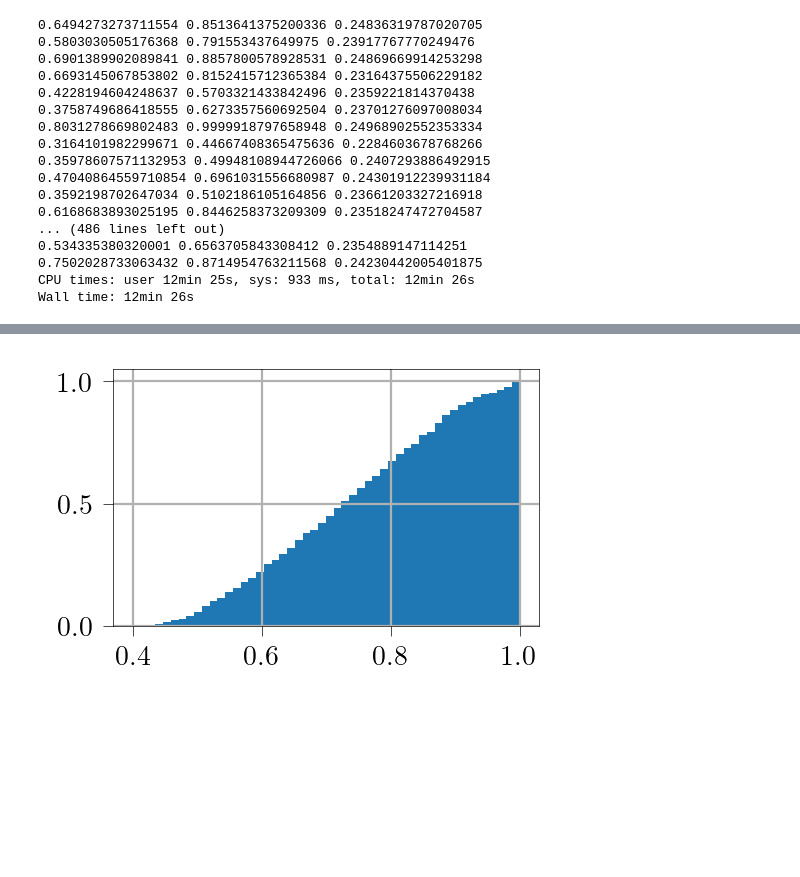
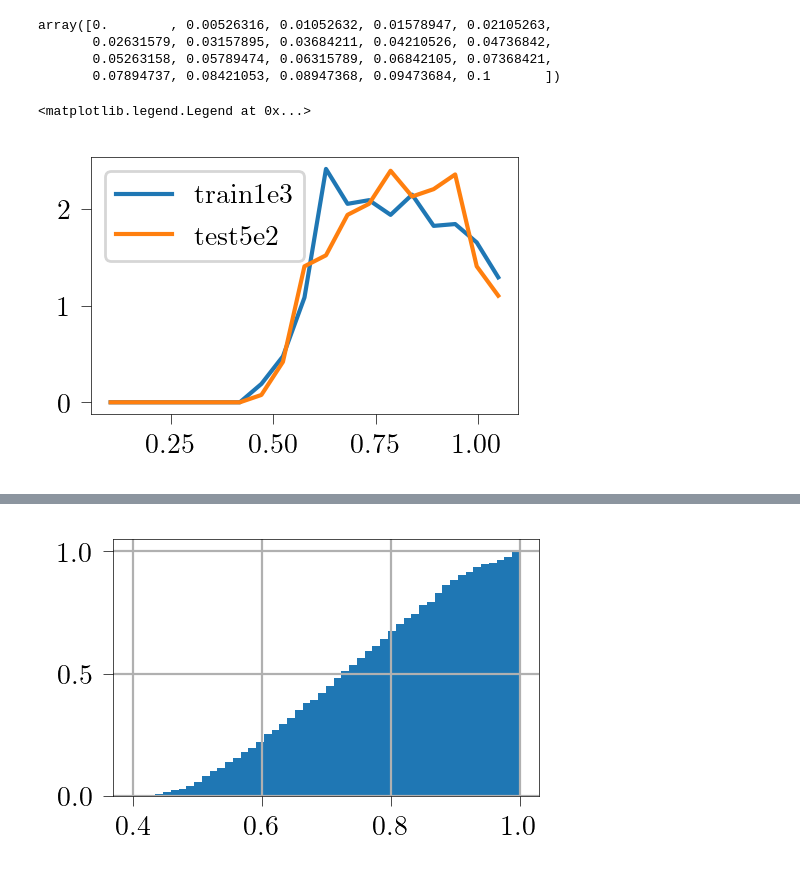
Before and after one commit to YHRen/kuramoto_model_integrate_and_plot, a Jupyter notebook: dev_run_integrate_measure_and_plot-Copy1.ipynb, the cells around one changed output, grey strips where cells are left out. Cells and saved outputs as stored; diff of their text form; code cells hidden in the pictures; blank space fills up the shorter version.

```diff
--- a/dev_run_integrate_measure_and_plot-Copy1.ipynb
+++ b/dev_run_integrate_measure_and_plot-Copy1.ipynb
@@ -26,31 +27,31 @@ def complete_graph(n):
             adj_list.append([x[0],y])
     return np.asarray(adj_list)
 
-def uniform_aij(n, u, l):
-    c = np.random.uniform(u, l, size=(n,n))
+def uniform_aij(n, lo, up):
+    c = np.random.uniform(lo, up, size=(n,n))
     c[np.tril_indices(n)] = c.T[np.tril_indices(n)]
     c[np.diag_indices(n)] = 0
     return c
 
-def create_model(n, u, l, w=10):
+def create_model(n, lo, up, w=10):
     w = w*(np.random.rand(n)-0.5)
     E = complete_graph(n)
     theta0 = 2*np.pi*np.random.rand(n)
-    c = uniform_aij(n,u,l)
+    c = uniform_aij(n,lo,up)
     kuramotoModel = KuramotoModel(w, E, c = c)
     return kuramotoModel, theta0
 # %%
 %%time
-runs = 500
-N, U, L, W = 20, 0.1, 0.4, 10
+runs = 50000
+N, L, U, W = 20, 0.1, 0.4, 10
 res_ps, res_r, res_cmean = [], [], []
 data = []
-for _ in range(runs):
+for _ in tqdm(range(runs)):
     kuramoto, theta0 = create_model(N, U, L, w=W)
     kuramoto.tau = 0
     out=integrate_and_measure(kuramoto, theta0, tf=10)
     cmean = kuramoto.c.mean()
-    print(out['mean_r'], out['partial_sync'], cmean)
+    #print(out['mean_r'], out['partial_sync'], cmean)
     #t, theta, r, psi = unpack_print(out)
     res_ps.append(out['partial_sync'])
     res_r.append(out['mean_r'])
@@ -62,23 +63,5 @@ for _ in range(runs):
                 'r': out['mean_r'],
                 'ps': out['partial_sync']})
 
-with open('./data_N20_U0x1_L0x4_w10_run500.json', 'w') as fp:
+with open('./data_N'+str(N)+'_L0x1_U0x4_w10_run'+str(runs)+'.json', 'w') as fp:
     json.dump(data, fp, indent=None)
-# %% [output]
-0.6494273273711554 0.8513641375200336 0.24836319787020705
-0.5803030505176368 0.791553437649975 0.23917767770249476
-0.6901389902089841 0.8857800578928531 0.24869669914253298
-0.6693145067853802 0.8152415712365384 0.23164375506229182
-0.4228194604248637 0.5703321433842496 0.2359221814370438
-0.3758749686418555 0.6273357560692504 0.23701276097008034
-0.8031278669802483 0.9999918797658948 0.24968902552353334
-0.3164101982299671 0.44667408365475636 0.2284603678768266
-0.35978607571132953 0.49948108944726066 0.2407293886492915
-0.47040864559710854 0.6961031556680987 0.24301912239931184
-0.3592198702647034 0.5102186105164856 0.23661203327216918
-0.6168683893025195 0.8446258373209309 0.23518247472704587
-... (486 lines left out)
-0.534335380320001 0.6563705843308412 0.2354889147114251
-0.7502028733063432 0.8714954763211568 0.24230442005401875
-CPU times: user 12min 25s, sys: 933 ms, total: 12min 26s
-Wall time: 12min 26s
@@ -84,0 +70,27 @@ Wall time: 12min 26s
+# %%
+with open('./data_N20_U0x1_L0x4_w10_run1000.json','r') as fp:
+    trn = json.load(fp)
+    trn = [x['ps'] for x in trn]
+    trn = np.asarray(trn)
+
+with open('./data_N20_U0x1_L0x4_w10_run500.json','r') as fp:
+    val = json.load(fp)
+    val = [x['ps'] for x in val]
+    val = np.asarray(val)
+# %%
+np.linspace(0,.1,20)
+# %% [output]
+array([0.        , 0.00526316, 0.01052632, 0.01578947, 0.02105263,
+       0.02631579, 0.03157895, 0.03684211, 0.04210526, 0.04736842,
+       0.05263158, 0.05789474, 0.06315789, 0.06842105, 0.07368421,
+       0.07894737, 0.08421053, 0.08947368, 0.09473684, 0.1       ])
+# %%
+ytrn, bins = np.histogram(trn, np.linspace(0,1,20), density=True)
+yval, bins = np.histogram(val, np.linspace(0,1,20), density=True)
+binc = (np.linspace(0,1,20)+1/20)[1:]
+plt.plot(binc,ytrn,label='train1e3')
+plt.plot(binc,yval,label='test5e2' )
+plt.legend();
+# %% [output]
+<matplotlib.legend.Legend at 0x...>
+[figure, added]
```
Also changed, not shown: parts of 5 cells of this notebook, 1 other file.
